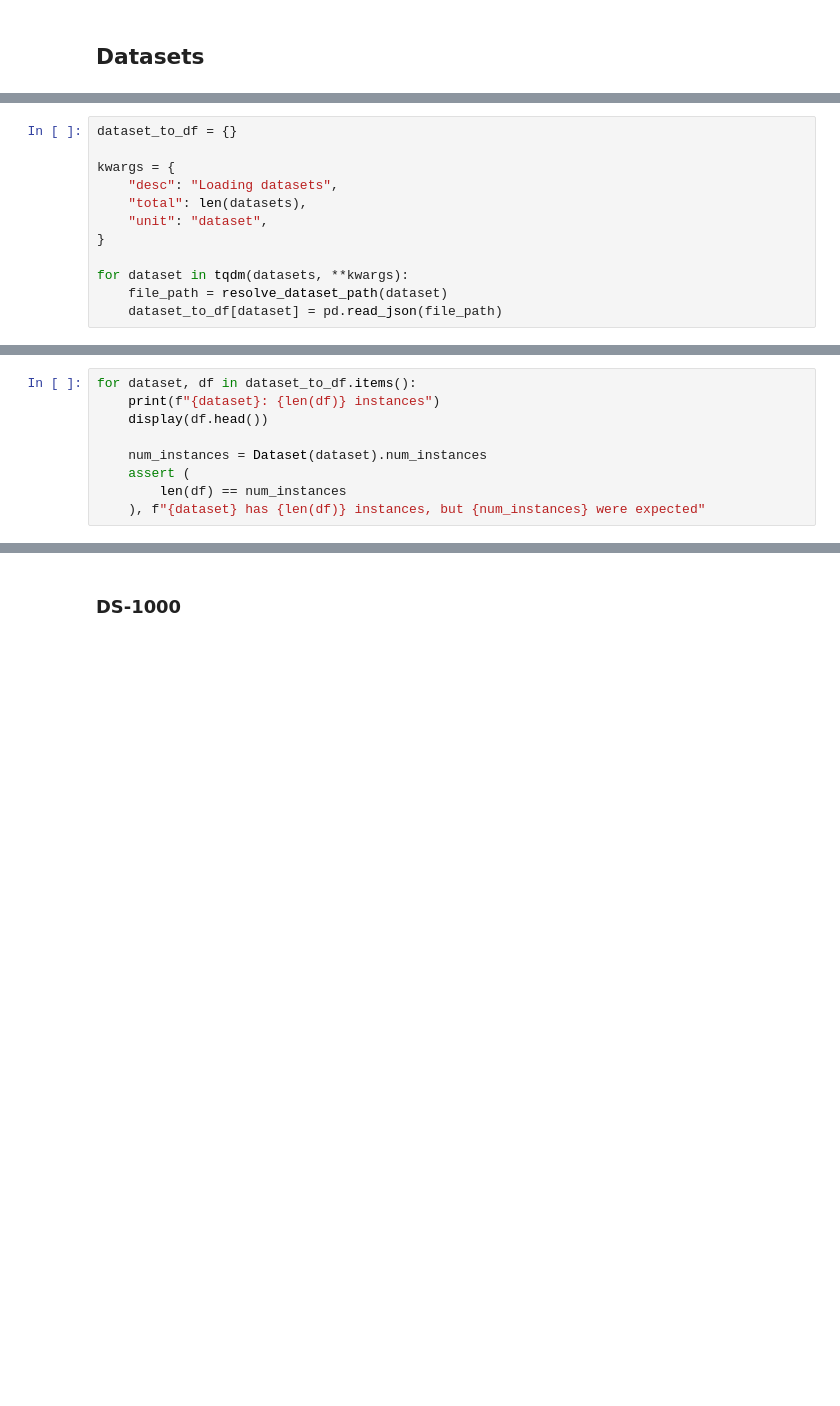
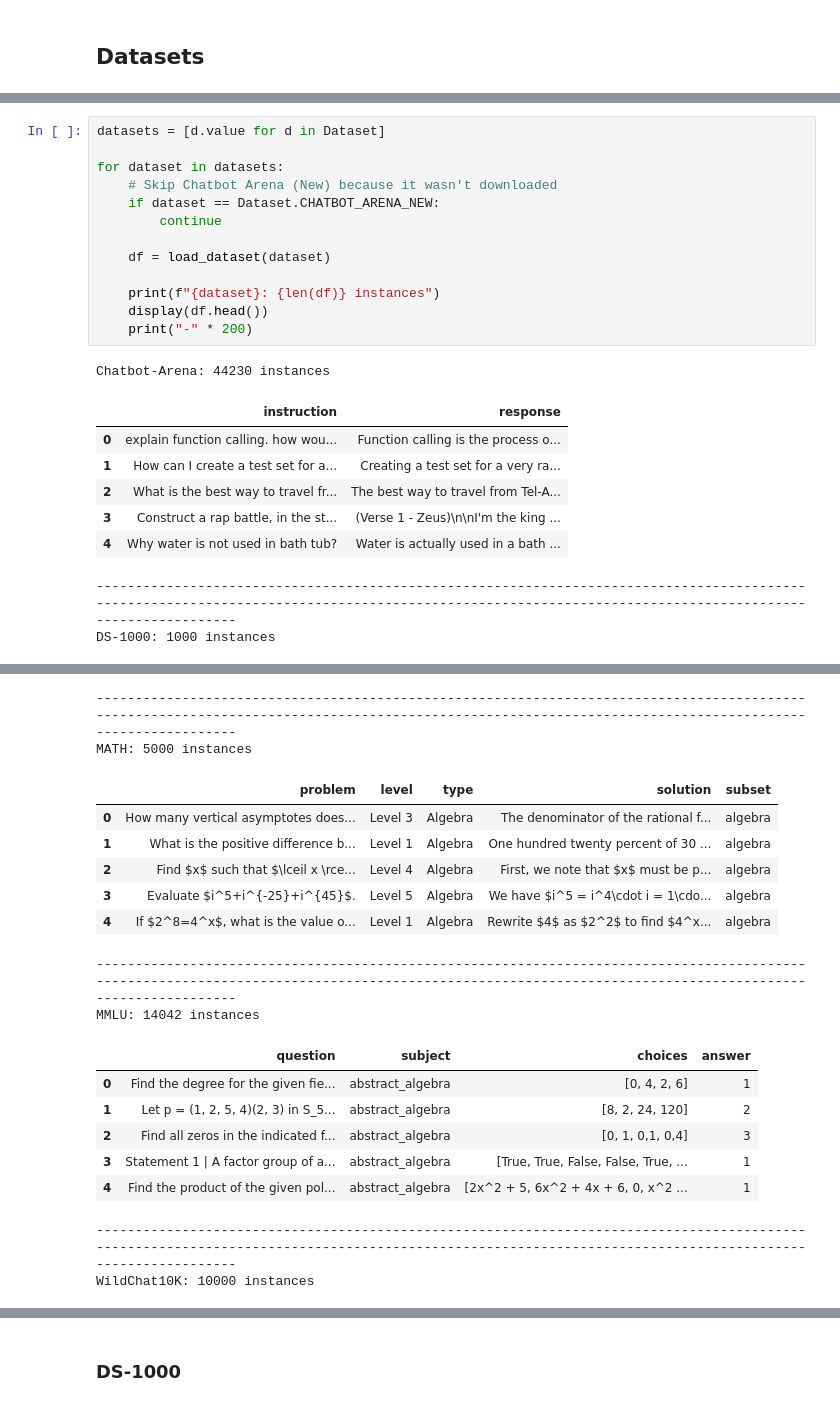
Before and after one commit to mpg05883/EvalTree, a Jupyter notebook: notebooks/eda.ipynb, the cells around one changed output, grey strips where cells are left out. Saved outputs shown, nothing was run; the diff lists cells and outputs as text; blank space fills up the shorter version.

```diff
--- a/notebooks/eda.ipynb
+++ b/notebooks/eda.ipynb
@@ -37,12 +24,0 @@ Load each dataset.
-# %%
-dataset_to_df = {}
-
-kwargs = {
-    "desc": "Loading datasets",
-    "total": len(datasets),
-    "unit": "dataset",
-}
-
-for dataset in tqdm(datasets, **kwargs):
-    file_path = resolve_dataset_path(dataset)
-    dataset_to_df[dataset] = pd.read_json(file_path)
@@ -51,9 +24,0 @@ View some of the instances in each dataset and ensure each dataset has the corre
-# %%
-for dataset, df in dataset_to_df.items():
-    print(f"{dataset}: {len(df)} instances")
-    display(df.head())
-
-    num_instances = Dataset(dataset).num_instances
-    assert (
-        len(df) == num_instances
-    ), f"{dataset} has {len(df)} instances, but {num_instances} were expected"
@@ -81,0 +27,23 @@ MMLU: 14042 instances
+# %%
+datasets = [d.value for d in Dataset]
+
+for dataset in datasets:
+    # Skip Chatbot Arena (New) because it wasn't downloaded
+    if dataset == Dataset.CHATBOT_ARENA_NEW:
+        continue
+
+    df = load_dataset(dataset)
+
+    print(f"{dataset}: {len(df)} instances")
+    display(df.head())
+    print("-" * 200)
+# %% [output]
+Chatbot-Arena: 44230 instances
+|  | instruction | response |
+| 0 | explain function calling. how wou... | Function calling is the process o... |
+| 1 | How can I create a test set for a... | Creating a test set for a very ra... |
+| 2 | What is the best way to travel fr... | The best way to travel from Tel-A... |
+| 3 | Construct a rap battle, in the st... | (Verse 1 - Zeus)\n\nI'm the king ... |
+| 4 | Why water is not used in bath tub? | Water is actually used in a bath ... |
+--------------------------------------------------------------------------------------------------------------------------------------------------------------------------------------------------------
+DS-1000: 1000 instances
@@ -81,0 +56,18 @@ MMLU: 14042 instances
+--------------------------------------------------------------------------------------------------------------------------------------------------------------------------------------------------------
+MATH: 5000 instances
+|  | problem | level | type | solution | subset |
+| 0 | How many vertical asymptotes does... | Level 3 | Algebra | The denominator of the rational f... | algebra |
+| 1 | What is the positive difference b... | Level 1 | Algebra | One hundred twenty percent of 30 ... | algebra |
+| 2 | Find $x$ such that $\lceil x \rce... | Level 4 | Algebra | First, we note that $x$ must be p... | algebra |
+| 3 | Evaluate $i^5+i^{-25}+i^{45}$. | Level 5 | Algebra | We have $i^5 = i^4\cdot i = 1\cdo... | algebra |
+| 4 | If $2^8=4^x$, what is the value o... | Level 1 | Algebra | Rewrite $4$ as $2^2$ to find $4^x... | algebra |
+--------------------------------------------------------------------------------------------------------------------------------------------------------------------------------------------------------
+MMLU: 14042 instances
+|  | question | subject | choices | answer |
+| 0 | Find the degree for the given fie... | abstract_algebra | [0, 4, 2, 6] | 1 |
+| 1 | Let p = (1, 2, 5, 4)(2, 3) in S_5... | abstract_algebra | [8, 2, 24, 120] | 2 |
+| 2 | Find all zeros in the indicated f... | abstract_algebra | [0, 1, 0,1, 0,4] | 3 |
+| 3 | Statement 1 | A factor group of a... | abstract_algebra | [True, True, False, False, True, ... | 1 |
+| 4 | Find the product of the given pol... | abstract_algebra | [2x^2 + 5, 6x^2 + 4x + 6, 0, x^2 ... | 1 |
+--------------------------------------------------------------------------------------------------------------------------------------------------------------------------------------------------------
+WildChat10K: 10000 instances
```
Also changed, not shown: parts of 22 cells of this notebook, 10 other files.
